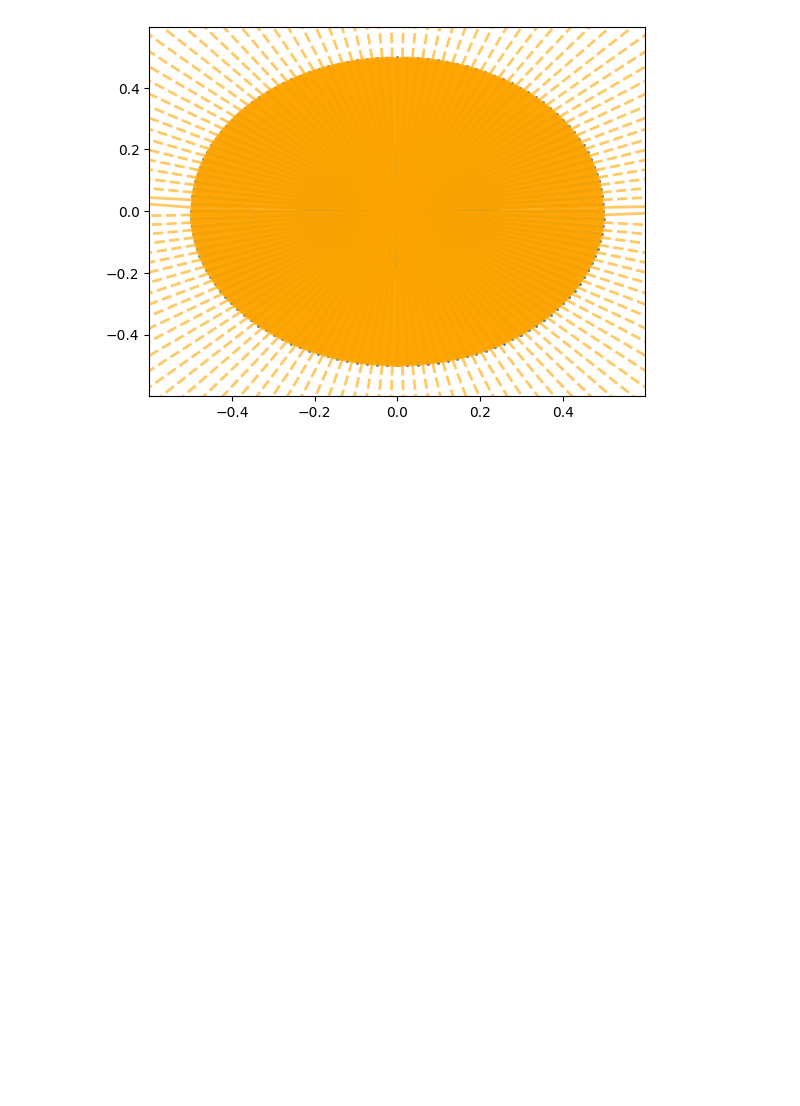
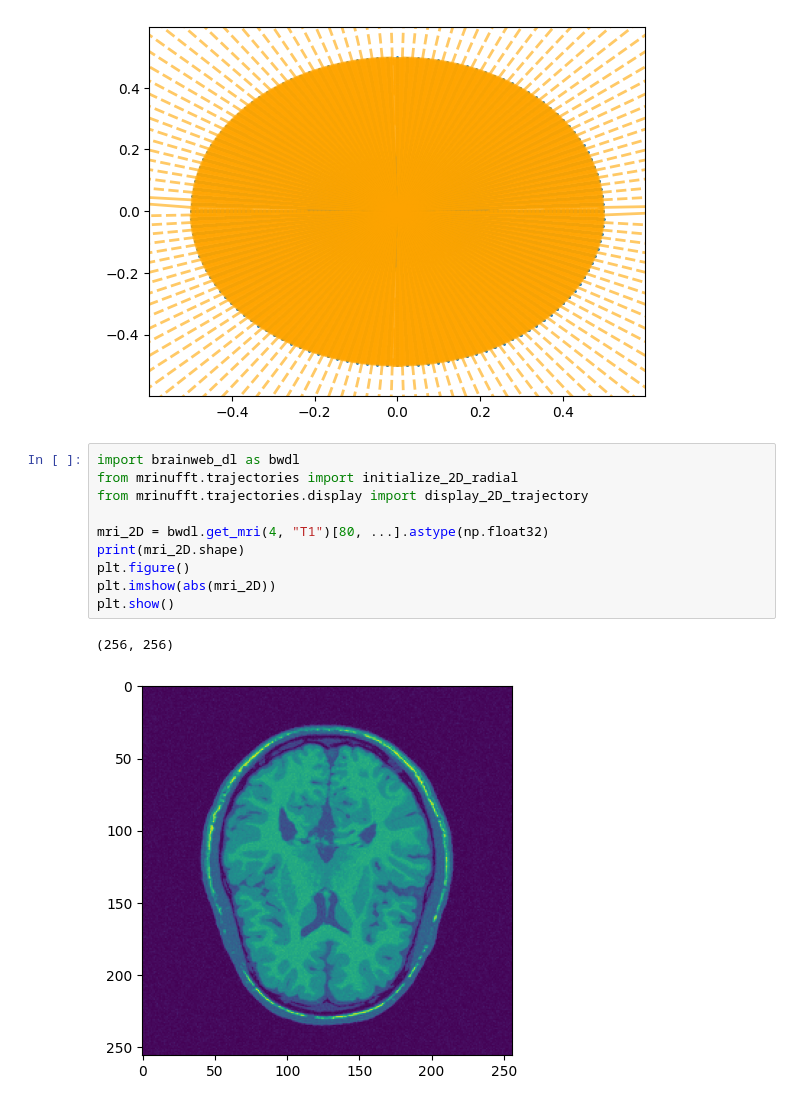
Before and after one commit to philouc/mri_acq_recon_tutorial, a Jupyter notebook: IEEE-EMBS_2022SummerSchool/05.Radial_undersampling.ipynb, the cells around one changed output. Drawn from its saved outputs; the diff is of its cells as text; blank space fills up the shorter version.

Commit message:
updated non-Cartesian examples with Brainweb data as well

```diff
--- a/IEEE-EMBS_2022SummerSchool/05.Radial_undersampling.ipynb
+++ b/IEEE-EMBS_2022SummerSchool/05.Radial_undersampling.ipynb
@@ -148,3 +148,16 @@ plt.show()
 # %% [output]
 [figure]
 [figure]
+# %%
+import brainweb_dl as bwdl
+from mrinufft.trajectories import initialize_2D_radial
+from mrinufft.trajectories.display import display_2D_trajectory
+
+mri_2D = bwdl.get_mri(4, "T1")[80, ...].astype(np.float32)
+print(mri_2D.shape)
+plt.figure()
+plt.imshow(abs(mri_2D))
+plt.show()
+# %% [output]
+(256, 256)
+[figure, added]
```
Also changed, not shown: parts of 1 cell of this notebook, 2 other files.
